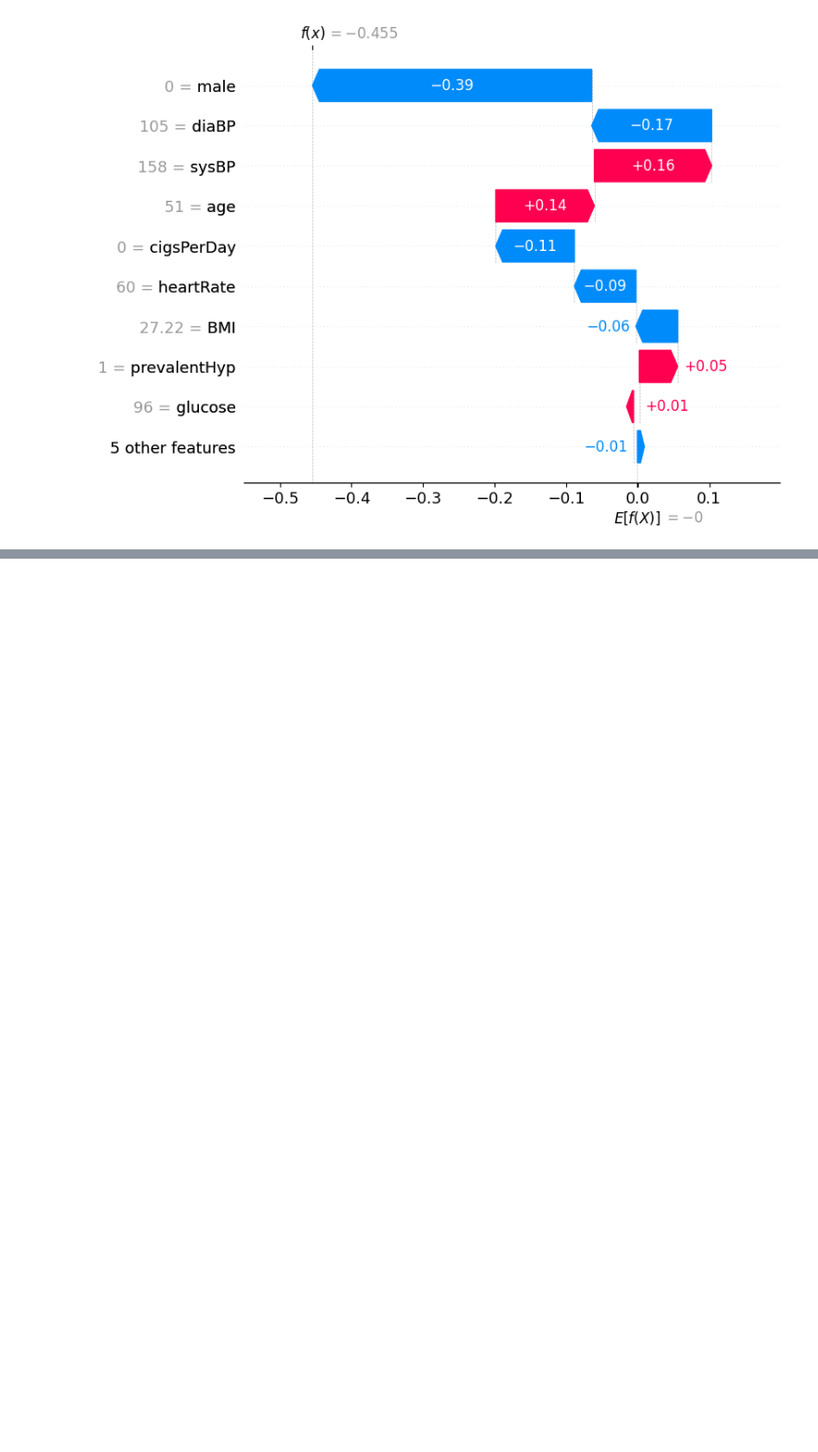
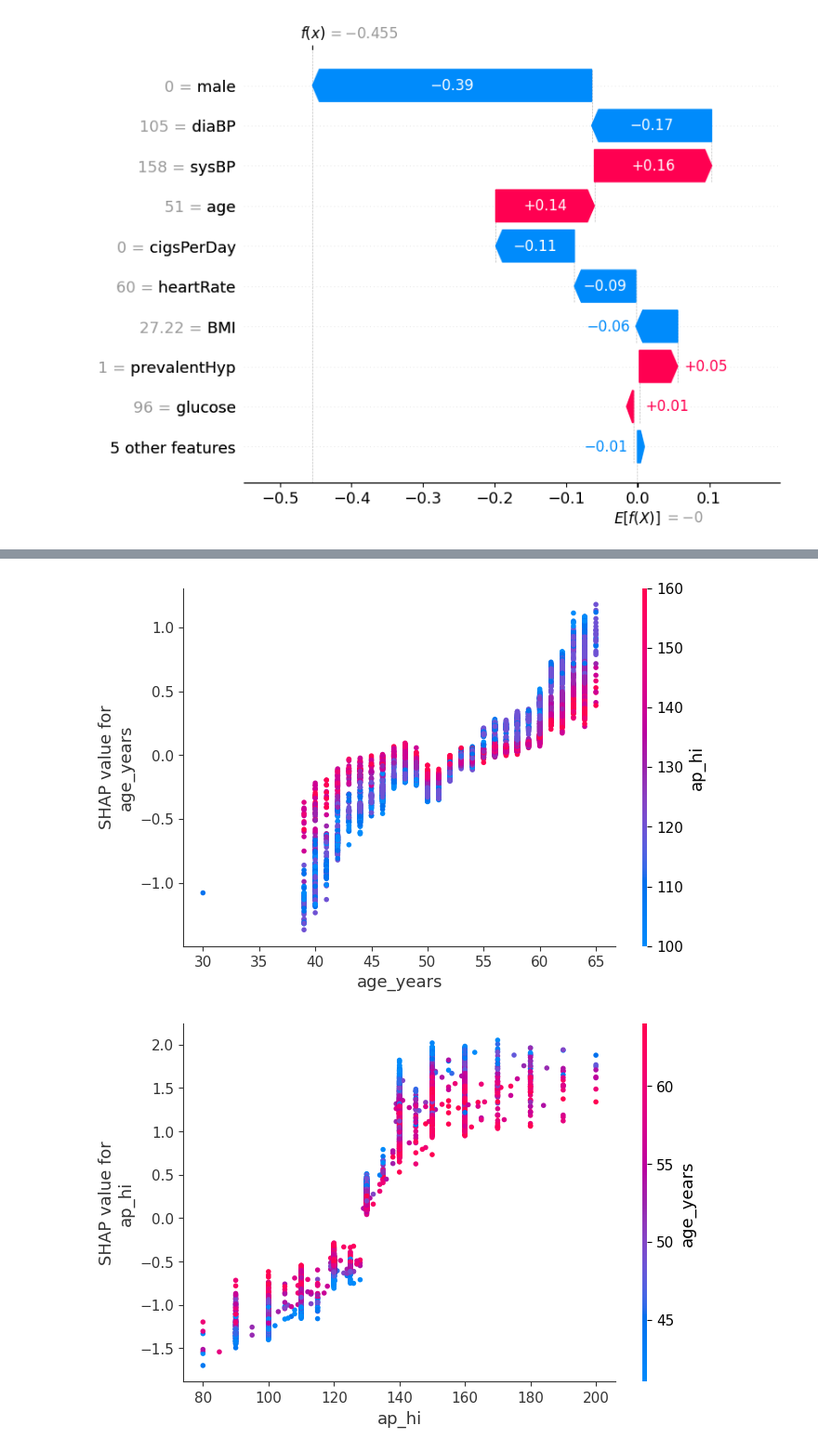
Before and after one commit to Kavisha612/Dissertation_ExplainableAI, a Jupyter notebook: Shap_implementation.ipynb, the cells around one changed output, grey strips where cells are left out. Shown at 93% size. Cells and saved outputs as stored; diff of their text form; code cells hidden in the pictures; blank space fills up the shorter version.

```diff
--- a/Shap_implementation.ipynb
+++ b/Shap_implementation.ipynb
@@ -120,0 +148,8 @@ shap.summary_plot(shap_values_baseline, X_test_baseline, plot_type="bar")
+# %%
+features = ["age_years", "ap_hi", "cholesterol", "gluc", "weight", "height"]
+
+for f in features:
+    shap.dependence_plot(f, shap_values_female, X_test_female)
+# %% [output]
+[figure, added]
+[figure, added]
```
Also changed, not shown: parts of 8 cells of this notebook.
